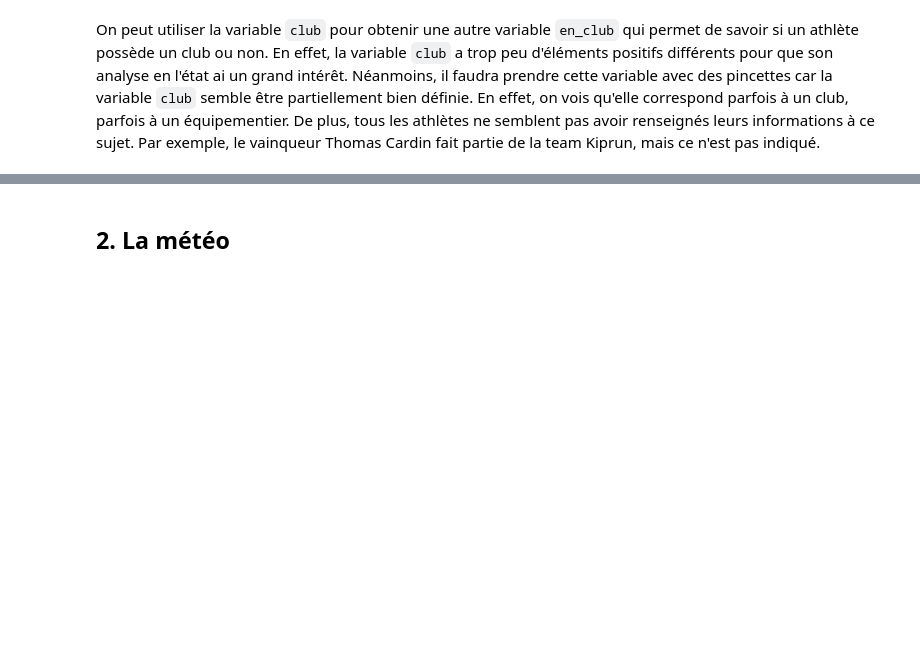
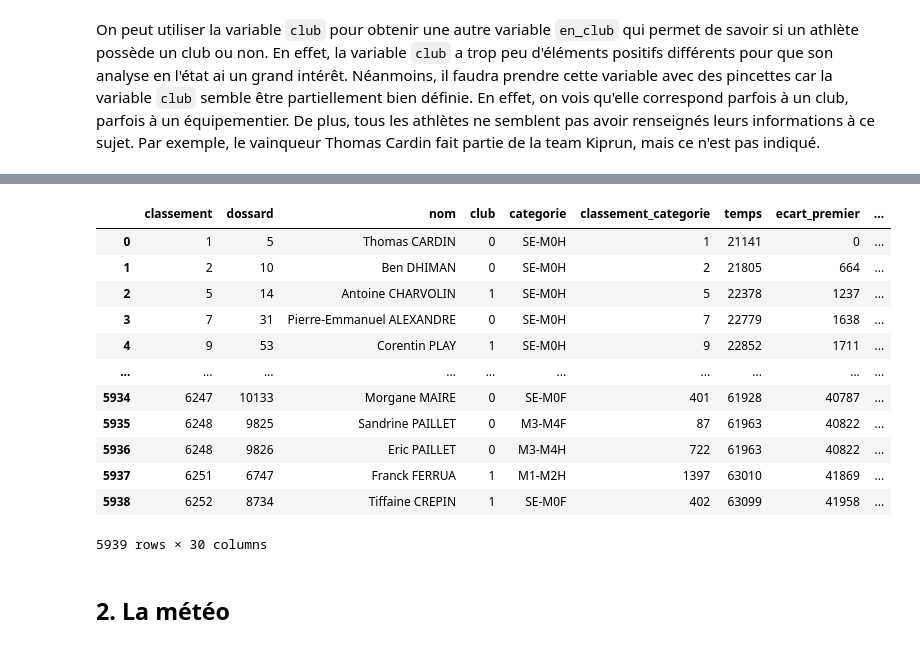
Before and after one commit to tanguy0/saintelyon-2024, a Jupyter notebook: notebooks/01_data.ipynb, the cells around one changed output, grey strips where cells are left out. Cells and saved outputs as stored; diff of their text form; code cells hidden in the pictures; blank space fills up the shorter version.

```diff
--- a/notebooks/01_data.ipynb
+++ b/notebooks/01_data.ipynb
@@ -27,5 +27,9 @@ from src.definitions import RAW_DATA_PATH, CLEAN_DATA_PATH, CHROMEDRIVER_PATH
 from src.scrapping import scrap_itra_index
 from src.utils import clean_athlete_names, extract_sexe_from_categorie, time_to_seconds
+# %%
+INTER_POINTS = [
+    f"{i+1}_{ravitaillement['nom']}" for i, ravitaillement in enumerate(RAVITAILLEMENTS)
+]
 # %% [markdown]
 ## 1. Les résultats de la course
 # %% [markdown]
@@ -130,3 +116,24 @@ if VERBOSE:
+# %%
+# Petite vérification
+for inter_point in INTER_POINTS:
+    assert round(race_results_df[f"%_temps_inter_{inter_point}"].mean(), 3) == 0
+
+if VERBOSE:
+    display(race_results_df)
+# %% [output]
+|  | classement | dossard | nom | club | categorie | classement_categorie | temps | ecart_premier | ... |
+| 0 | 1 | 5 | Thomas CARDIN | 0 | SE-M0H | 1 | 21141 | 0 | ... |
+| 1 | 2 | 10 | Ben DHIMAN | 0 | SE-M0H | 2 | 21805 | 664 | ... |
+| 2 | 5 | 14 | Antoine CHARVOLIN | 1 | SE-M0H | 5 | 22378 | 1237 | ... |
+| 3 | 7 | 31 | Pierre-Emmanuel ALEXANDRE | 0 | SE-M0H | 7 | 22779 | 1638 | ... |
+| 4 | 9 | 53 | Corentin PLAY | 1 | SE-M0H | 9 | 22852 | 1711 | ... |
+| ... | ... | ... | ... | ... | ... | ... | ... | ... | ... |
+| 5934 | 6247 | 10133 | Morgane MAIRE | 0 | SE-M0F | 401 | 61928 | 40787 | ... |
+| 5935 | 6248 | 9825 | Sandrine PAILLET | 0 | M3-M4F | 87 | 61963 | 40822 | ... |
+| 5936 | 6248 | 9826 | Eric PAILLET | 0 | M3-M4H | 722 | 61963 | 40822 | ... |
+| 5937 | 6251 | 6747 | Franck FERRUA | 1 | M1-M2H | 1397 | 63010 | 41869 | ... |
+| 5938 | 6252 | 8734 | Tiffaine CREPIN | 1 | SE-M0F | 402 | 63099 | 41958 | ... |
+5939 rows × 30 columns
 # %% [markdown]
 ## 2. La météo
 # %% [markdown]
```
Also changed, not shown: parts of 20 cells of this notebook, 13 other files.
